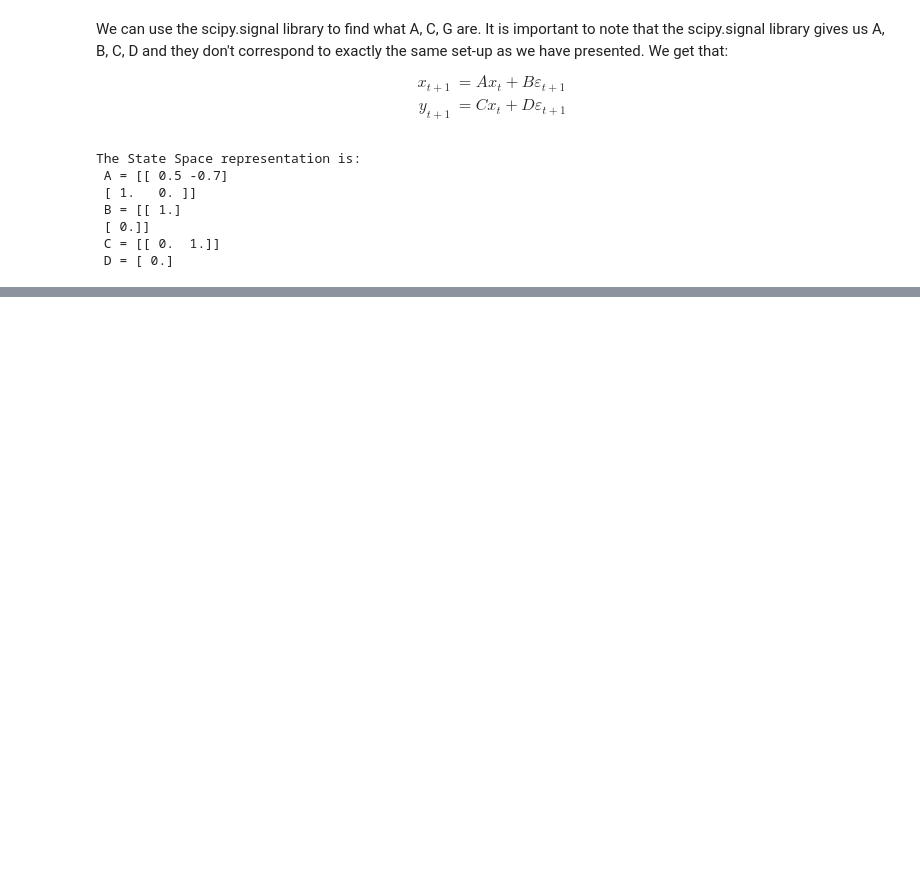
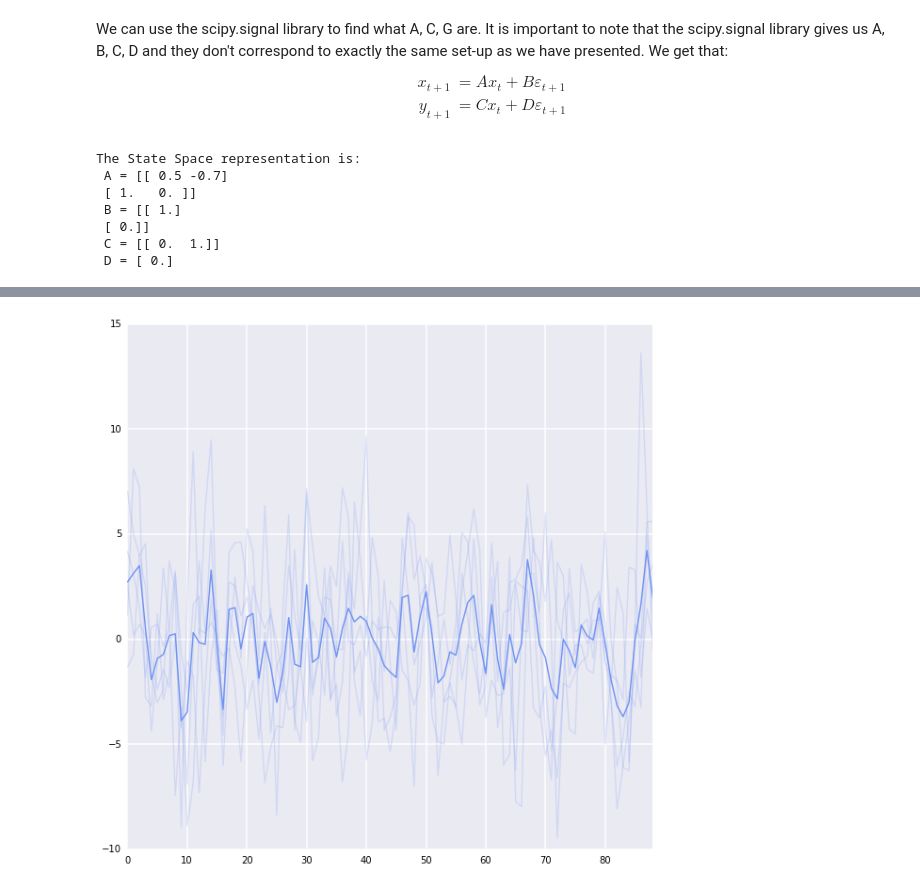
Before and after one commit to sternSargentRA/pyTM, a Jupyter notebook: python_programs/Examples.ipynb, the cells around one changed output, grey strips where cells are left out. Drawn from its saved outputs; the diff is of its cells as text; code cells hidden in the pictures; blank space fills up the shorter version.

Commit message:
Played with plots a little bit.  2 examples are at least somewhere

```diff
--- a/python_programs/Examples.ipynb
+++ b/python_programs/Examples.ipynb
@@ -18,7 +18,7 @@ import seaborn as sb
 #----------------------------------------------------------------------#
 
 # All examples will use these parameters
-num_sims = 1
+num_sims = 5
 len_sims = 100
 time_unit = 1.0
 # %% [markdown]
@@ -137,35 +155,40 @@ Once again we can solve for this as a lag operator.  Simple algebra procides us
 # %%
 #----------------------------------------------------------------------#
 # Univariate Autoregressive Processes
 # y_{t+1} = \alpha_1 y_t + \alpha_2 y_{t-1} + \alpha_3 y_{t-2}
 #           + \alpha_4 y_{t-3}
 #----------------------------------------------------------------------#
 
 # Take parameters as given
 uar_alpha1 = .5
-uar_alpha2 = 0.3
-uar_alpha3 = -0.5
-uar_alpha4 = -0.3
+uar_alpha2 = -0.4
+uar_alpha3 = 0.4
+uar_alpha4 = -0.5
 
 # Define the initial condition, numerator and denominator
 uar_x0 = 10.
 uar_num = [1.]
 uar_den = [1., -uar_alpha1, -uar_alpha2, -uar_alpha3, -uar_alpha4]
 
-uar_simulations = np.zeros((num_sims, len_sims))
+uar_simulations = np.zeros((num_sims, len_sims - 1))
 uar_sys = (uar_num, uar_den, time_unit)
 
 # Use num and den to do simulation
 for i in xrange(num_sims):
     # Draw the epsilon shocks
-    uar_eps = np.random.randn(len_sims-1, 1)
+    uar_eps = np.random.randn(len_sims-1, 1)*3.0
 
     # this stores the discrete impluse response
     t_out, y = sig.dlsim(uar_sys, uar_eps, x0=uar_x0)
 
     # store x0 in the first position and from position 1:T-1 store the computed impulse repsonse
-    uar_simulations[i,0],uar_simulations[i,1:]=uar_x0,y.T
+    uar_simulations[i, :] = y.squeeze()
 
-plt.plot(y)
-plt.plot(uar_eps)
+t_out = t_out.squeeze()
+
+color_palette = sb.color_palette("coolwarm", num_sims)
+plt.figure(figsize=(10, 10))
+sb.tsplot(uar_simulations[:, 10:], err_style="unit_traces", color=color_palette)
 plt.show()
+# %% [output]
+[figure, added]
```
Also changed, not shown: parts of 4 cells of this notebook.
